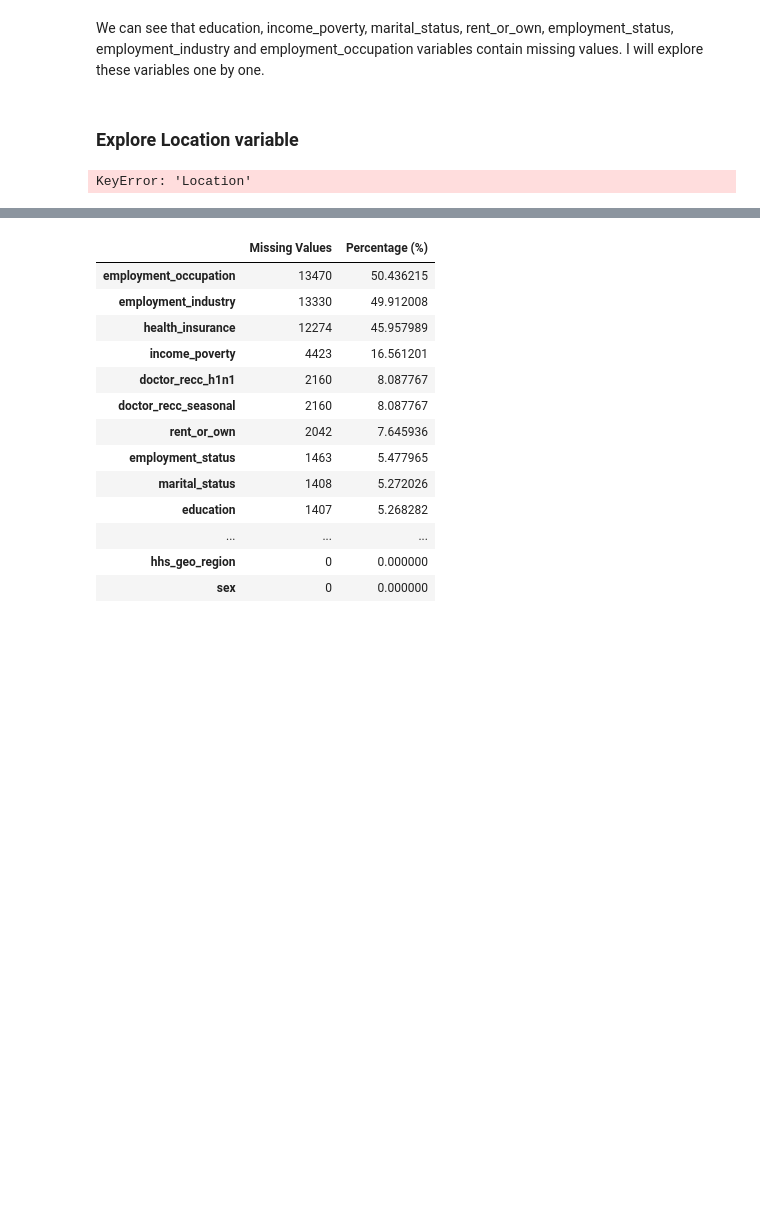
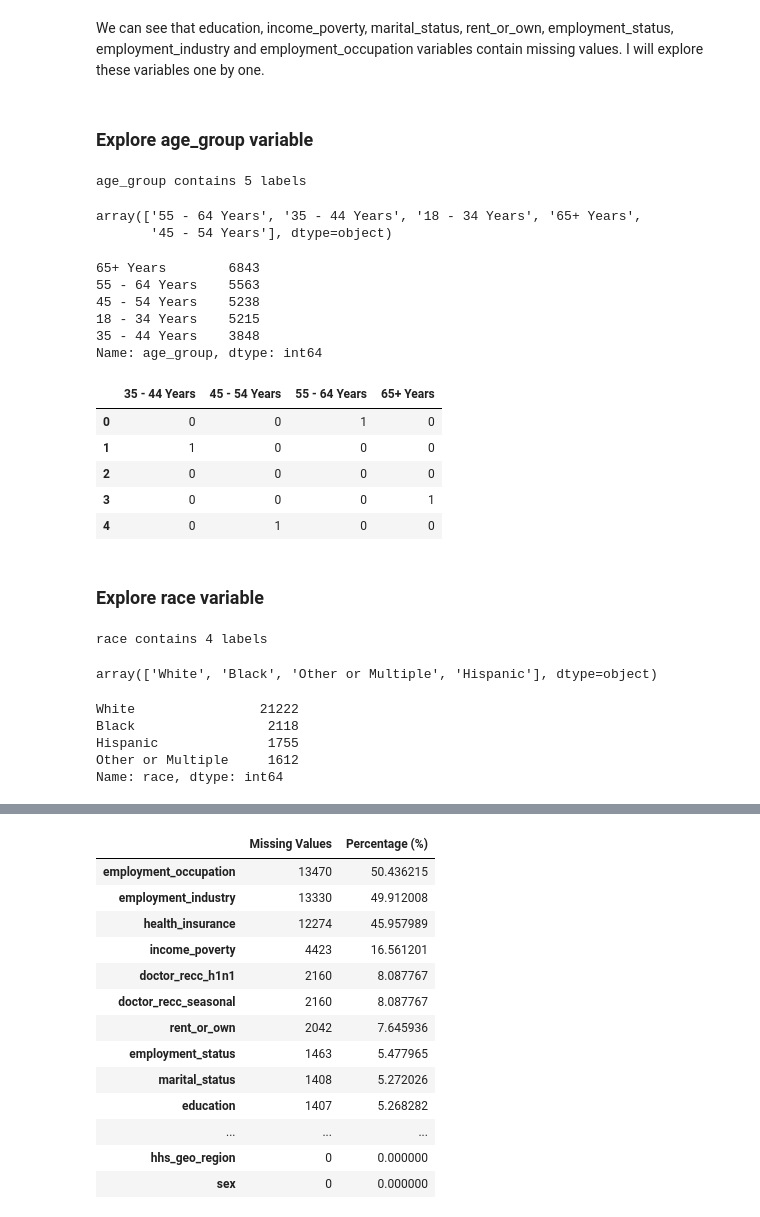
Before and after one commit to PETERNJUGU4/Njugu_Phase_3_Project, a Jupyter notebook: index.ipynb, the cells around one changed output, grey strips where cells are left out. Cells and saved outputs as stored; diff of their text form; code cells hidden in the pictures; blank space fills up the shorter version.

```diff
--- a/index.ipynb
+++ b/index.ipynb
@@ -460,10 +460,65 @@ dtype: int64
 # %% [markdown]
 We can see that education, income_poverty, marital_status, rent_or_own, employment_status, employment_industry and employment_occupation variables contain missing values. I will explore these variables one by one.
 # %% [markdown]
-### **Explore Location variable**
+### **Explore age_group variable**
 # %%
 # print number of labels in Location variable
 
-print('Location contains', len(df["Location"].unique()), 'labels')
+print('age_group contains', len(df["age_group"].unique()), 'labels')
 # %% [output]
-KeyError: 'Location'
+age_group contains 5 labels
+# %%
+# check labels in location variable
+
+df.age_group.unique()
+# %% [output]
+array(['55 - 64 Years', '35 - 44 Years', '18 - 34 Years', '65+ Years',
+       '45 - 54 Years'], dtype=object)
+# %%
+# check frequency distribution of values in Location variable
+
+df["age_group"].value_counts()
+# %% [output]
+65+ Years        6843
+55 - 64 Years    5563
+45 - 54 Years    5238
+18 - 34 Years    5215
+35 - 44 Years    3848
+Name: age_group, dtype: int64
+# %%
+# let's do One Hot Encoding of Location variable
+# get k-1 dummy variables after One Hot Encoding
+# preview the dataset with head() method
+
+pd.get_dummies(df["age_group"], drop_first=True).head()
+# %% [output]
+|  | 35 - 44 Years | 45 - 54 Years | 55 - 64 Years | 65+ Years |
+| 0 | 0 | 0 | 1 | 0 |
+| 1 | 1 | 0 | 0 | 0 |
+| 2 | 0 | 0 | 0 | 0 |
+| 3 | 0 | 0 | 0 | 1 |
+| 4 | 0 | 1 | 0 | 0 |
+# %% [markdown]
+### **Explore race variable**
+# %%
+# print number of labels in Location variable
+
+print('race contains', len(df["race"].unique()), 'labels')
+# %% [output]
+race contains 4 labels
+# %%
+# check labels in location variable
+
+df.race.unique()
+# %% [output]
+array(['White', 'Black', 'Other or Multiple', 'Hispanic'], dtype=object)
+# %%
+# check frequency distribution of values in Location variable
+
+df["race"].value_counts()
+# %% [output]
+White                21222
+Black                 2118
+Hispanic              1755
+Other or Multiple     1612
+Name: race, dtype: int64
```
Also changed, not shown: parts of 27 cells of this notebook.
